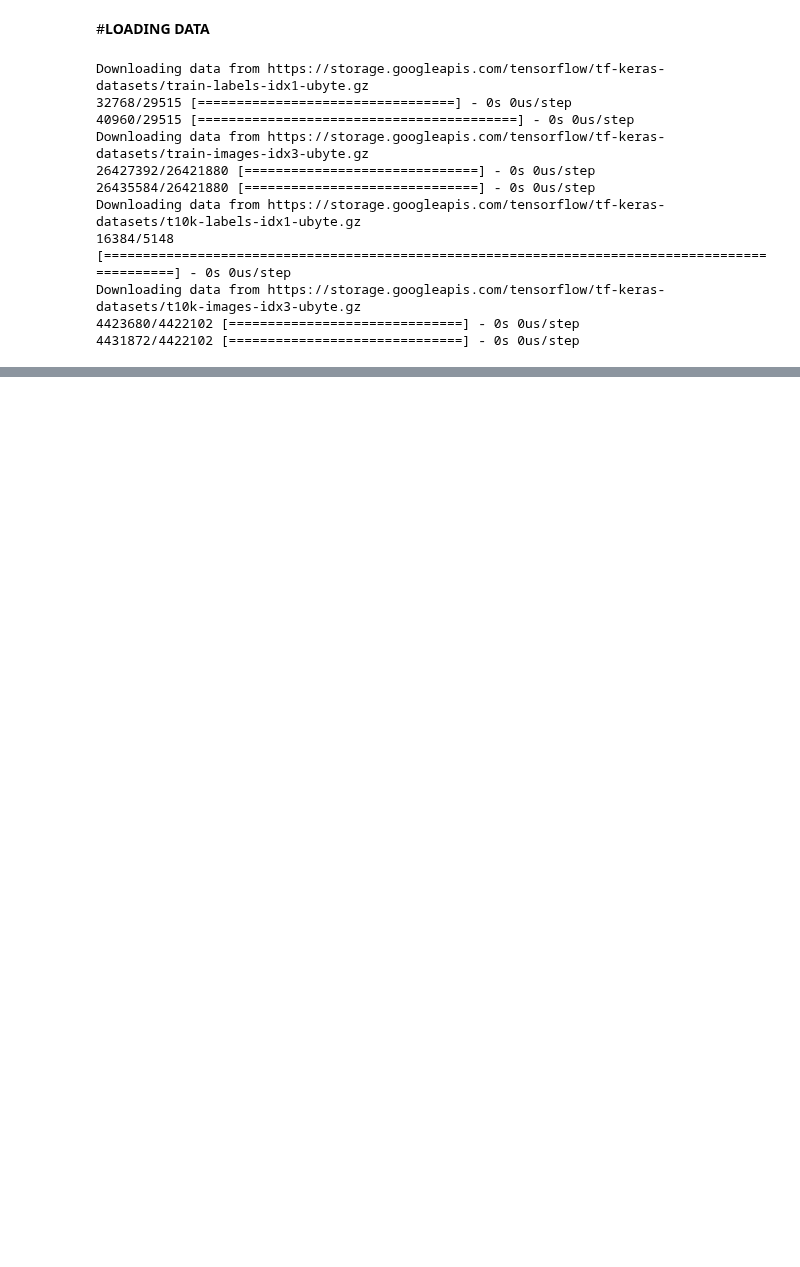
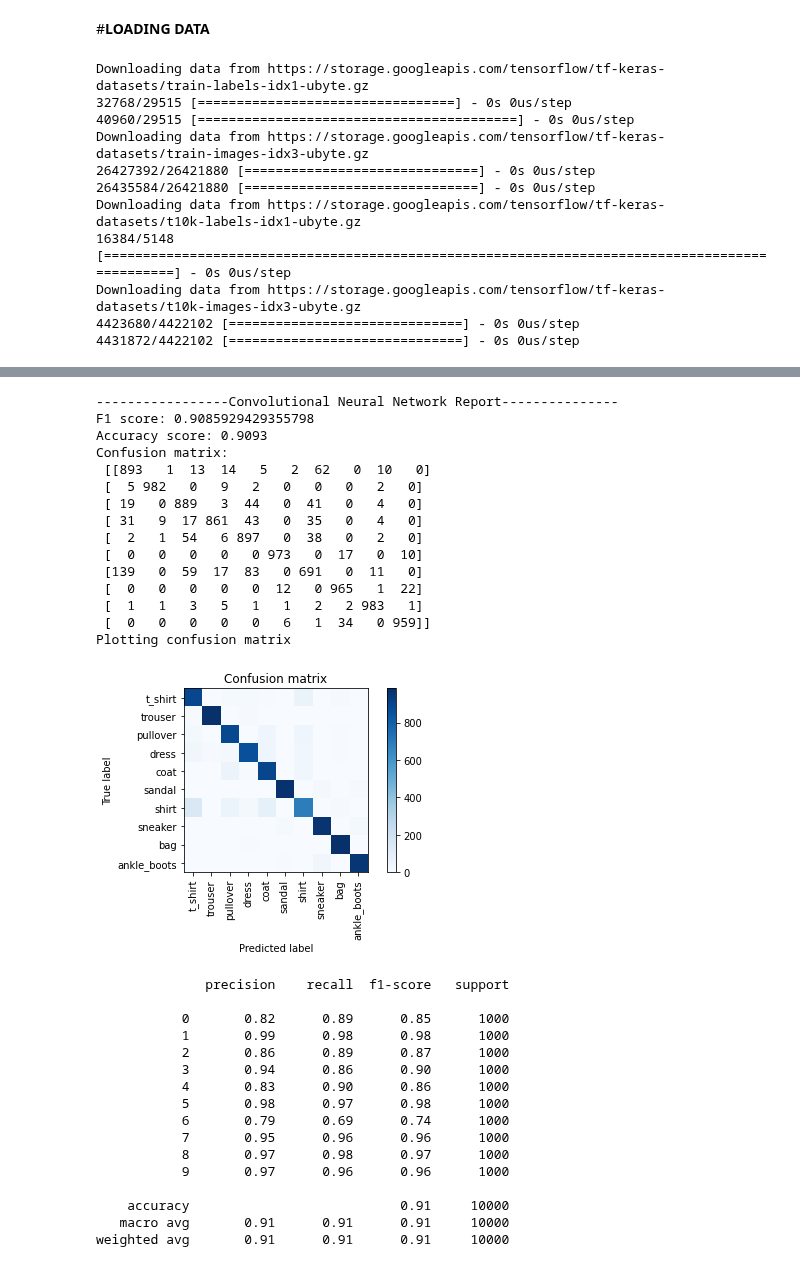
Before and after one commit to vineet891/DL-Assignment, a Jupyter notebook: DL_ASSIGNMENT2.ipynb, the cells around one changed output, grey strips where cells are left out. Drawn from its saved outputs; the diff is of its cells as text; code cells hidden in the pictures; blank space fills up the shorter version.

```diff
--- a/DL_ASSIGNMENT2.ipynb
+++ b/DL_ASSIGNMENT2.ipynb
@@ -273,0 +299,52 @@ Epoch 50/50
+# %%
+cnn_pred_mnist = model2.predict(x_test)
+cnn_pred_mnist = np.argmax(cnn_pred_mnist,axis=1)
+y_true = np.argmax(y_test,axis=1)
+
+cnn_f1_mnist = metrics.f1_score(y_true, cnn_pred_mnist, average= "weighted")
+cnn_accuracy_mnist = metrics.accuracy_score(y_true, cnn_pred_mnist)
+cnn_cm_mnist = metrics.confusion_matrix(y_true, cnn_pred_mnist)
+print("-----------------Convolutional Neural Network Report---------------")
+print("F1 score: {}".format(cnn_f1_mnist))
+print("Accuracy score: {}".format(cnn_accuracy_mnist))
+print("Confusion matrix: \n", cnn_cm_mnist)
+print('Plotting confusion matrix')
+
+plt.figure()
+plot_confusion_matrix(cnn_cm_mnist, class_names)
+plt.show()
+
+print(metrics.classification_report(y_true, cnn_pred_mnist))
+# %% [output]
+-----------------Convolutional Neural Network Report---------------
+F1 score: 0.9085929429355798
+Accuracy score: 0.9093
+Confusion matrix:
+ [[893   1  13  14   5   2  62   0  10   0]
+ [  5 982   0   9   2   0   0   0   2   0]
+ [ 19   0 889   3  44   0  41   0   4   0]
+ [ 31   9  17 861  43   0  35   0   4   0]
+ [  2   1  54   6 897   0  38   0   2   0]
+ [  0   0   0   0   0 973   0  17   0  10]
+ [139   0  59  17  83   0 691   0  11   0]
+ [  0   0   0   0   0  12   0 965   1  22]
+ [  1   1   3   5   1   1   2   2 983   1]
+ [  0   0   0   0   0   6   1  34   0 959]]
+Plotting confusion matrix
+[figure, added]
+              precision    recall  f1-score   support
+
+           0       0.82      0.89      0.85      1000
+           1       0.99      0.98      0.98      1000
+           2       0.86      0.89      0.87      1000
+           3       0.94      0.86      0.90      1000
+           4       0.83      0.90      0.86      1000
+           5       0.98      0.97      0.98      1000
+           6       0.79      0.69      0.74      1000
+           7       0.95      0.96      0.96      1000
+           8       0.97      0.98      0.97      1000
+           9       0.97      0.96      0.96      1000
+
+    accuracy                           0.91     10000
+   macro avg       0.91      0.91      0.91     10000
+weighted avg       0.91      0.91      0.91     10000
```
Also changed, not shown: parts of 19 cells of this notebook.
